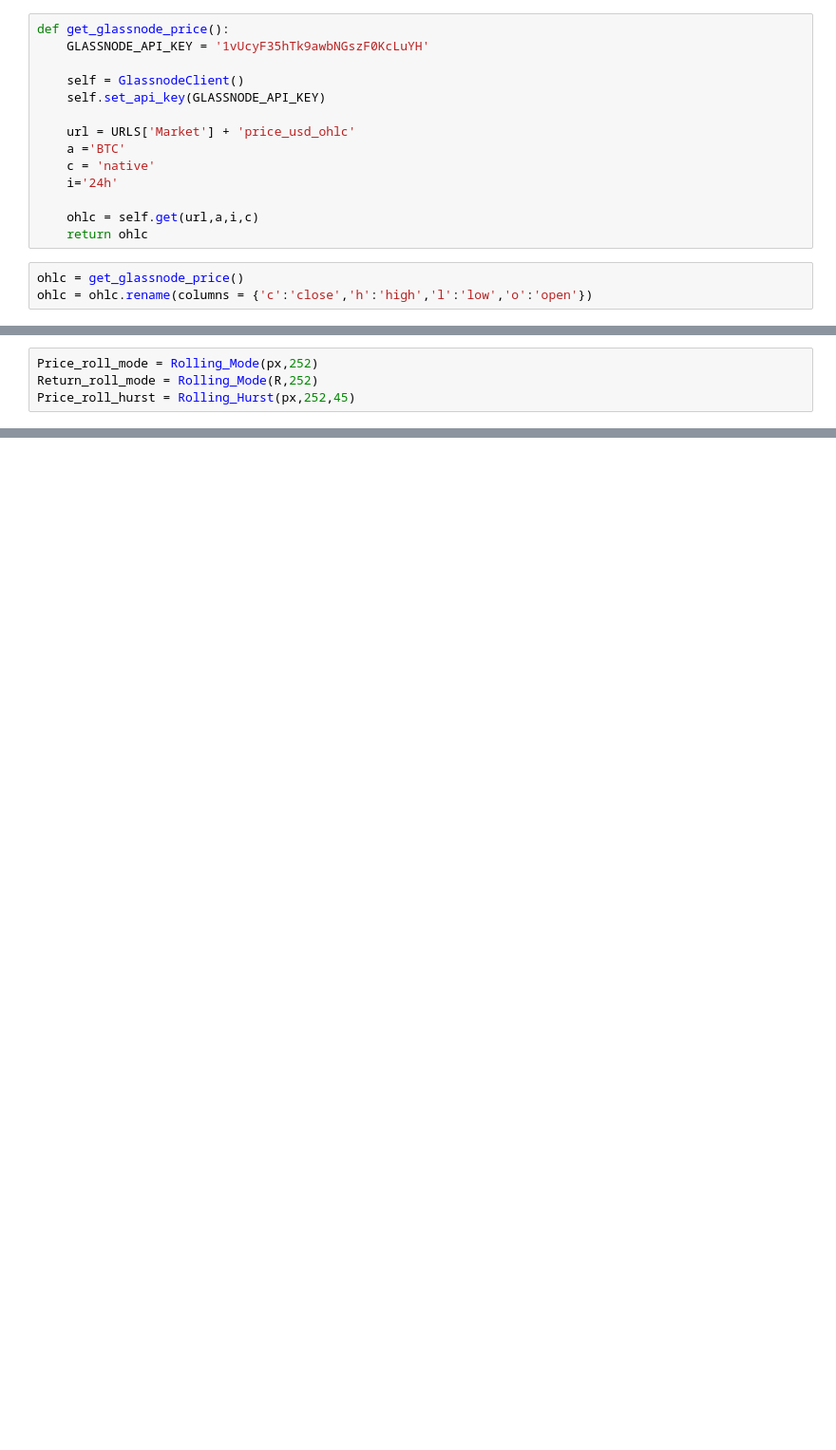
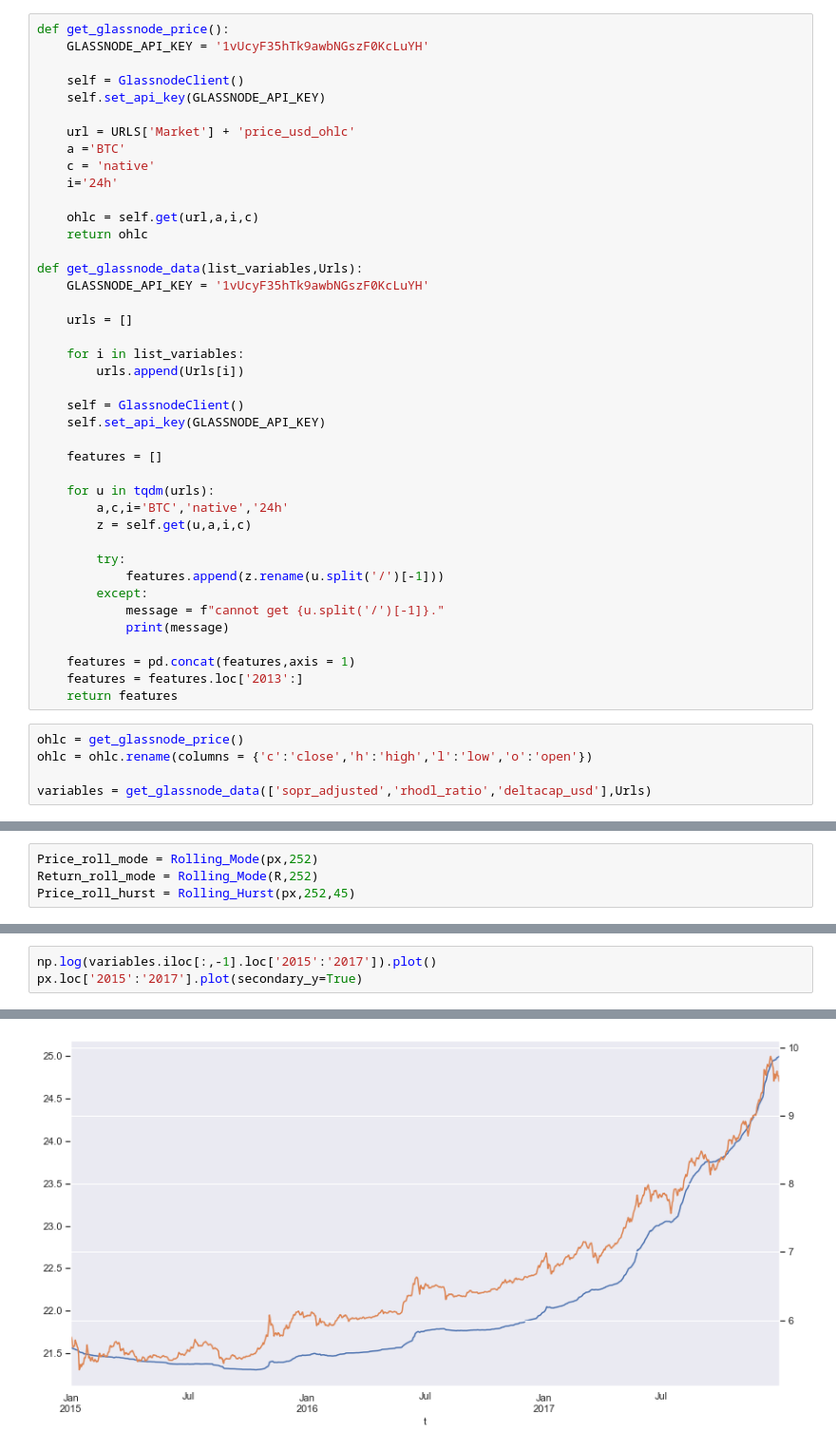
Before and after one commit to OBTCOCA/btc_research, a Jupyter notebook: ModeReverting.ipynb, the cells around one changed output, grey strips where cells are left out. Shown: that part at 95% size. Cells and saved outputs as stored; diff of their text form; blank space fills up the shorter version.

```diff
--- a/ModeReverting.ipynb
+++ b/ModeReverting.ipynb
@@ -39,9 +224,38 @@ def get_glassnode_price():
 
     ohlc = self.get(url,a,i,c)
     return ohlc
+
+def get_glassnode_data(list_variables,Urls):
+    GLASSNODE_API_KEY = '1vUcyF35hTk9awbNGszF0KcLuYH'
+
+    urls = []
+
+    for i in list_variables:
+        urls.append(Urls[i])
+
+    self = GlassnodeClient()
+    self.set_api_key(GLASSNODE_API_KEY)
+
+    features = []
+
+    for u in tqdm(urls):
+        a,c,i='BTC','native','24h'
+        z = self.get(u,a,i,c)
+
+        try:
+            features.append(z.rename(u.split('/')[-1]))
+        except:
+            message = f"cannot get {u.split('/')[-1]}."
+            print(message)
+
+    features = pd.concat(features,axis = 1)
+    features = features.loc['2013':]
+    return features
 # %%
 ohlc = get_glassnode_price()
 ohlc = ohlc.rename(columns = {'c':'close','h':'high','l':'low','o':'open'})
+
+variables = get_glassnode_data(['sopr_adjusted','rhodl_ratio','deltacap_usd'],Urls)
 # %%
 Px = ohlc[['high','low']].mean(axis = 1).rename('price')
 px = np.log(Px)
@@ -110,0 +317,4 @@ len(px)
+# %%
+np.log(variables.iloc[:,-1].loc['2015':'2017']).plot()
+px.loc['2015':'2017'].plot(secondary_y=True)
+# %% [output]
@@ -110,0 +322 @@ len(px)
+[figure, added]
```
Also changed, not shown: parts of 12 cells of this notebook, 1 other file.
